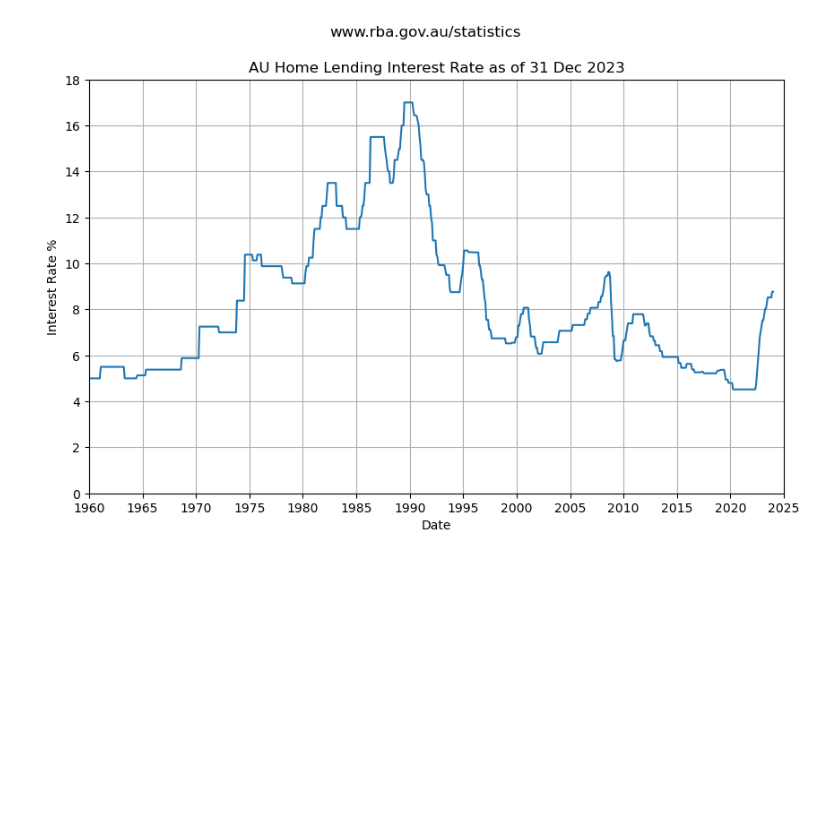
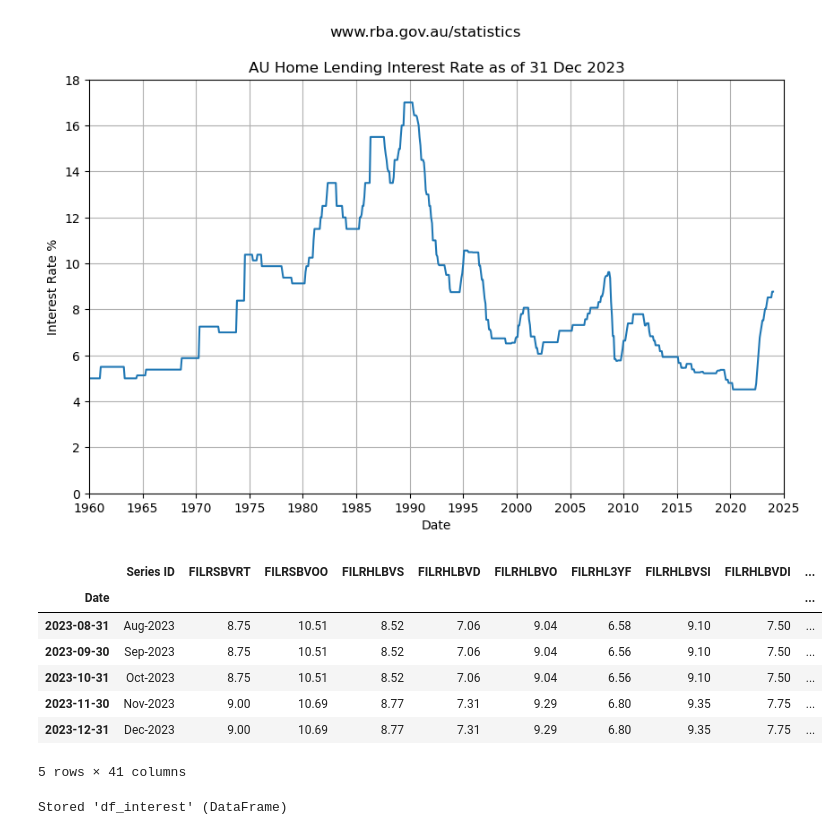
Before and after one commit to mikejonestechno/investment-analytics, a Jupyter notebook: notebooks/interest-rates.ipynb, the cells around one changed output. Saved outputs shown, nothing was run; the diff lists cells and outputs as text; code cells hidden in the pictures; blank space fills up the shorter version.

```diff
--- a/notebooks/interest-rates.ipynb
+++ b/notebooks/interest-rates.ipynb
@@ -23,5 +23,5 @@ max_age_days = publish_date_days_ago
 # First 10 rows are descriptive header rows
 skip_rows = 10
 
-df = load_data(csv_url, local_file, max_age_days, skip_rows)
+df_interest = load_data(csv_url, local_file, max_age_days, skip_rows)
 # %% [output]
@@ -48,0 +30,9 @@ df.tail(6)
+# %%
+# Data Transformation
+df_interest.dropna(subset=['Series ID'], inplace=True)
+
+# Series ID dates are in the format 'Jan-1959' %b-%Y
+df_interest['Date'] = df_interest['Series ID'].apply(lambda d: pd.to_datetime(d, format='%b-%Y') + pd.offsets.MonthEnd(1))
+df_interest.set_index('Date', inplace=True)
+
+df_interest.tail(6)
@@ -82,3 +82,21 @@ plt.grid(True)
 plt.show()
 # %% [output]
 [figure]
+# %%
+# 4 quarters per year * 3 years = 12 quarters
+df_interest['3_yr_rolling'] = df_interest[chart_column].rolling(window=36, min_periods=12).mean()
+df_interest.tail()
+# %% [output]
+|  | Series ID | FILRSBVRT | FILRSBVOO | FILRHLBVS | FILRHLBVD | FILRHLBVO | FILRHL3YF | FILRHLBVSI | FILRHLBVDI | ... |
+| Date |  |  |  |  |  |  |  |  |  | ... |
+| 2023-08-31 | Aug-2023 | 8.75 | 10.51 | 8.52 | 7.06 | 9.04 | 6.58 | 9.10 | 7.50 | ... |
+| 2023-09-30 | Sep-2023 | 8.75 | 10.51 | 8.52 | 7.06 | 9.04 | 6.56 | 9.10 | 7.50 | ... |
+| 2023-10-31 | Oct-2023 | 8.75 | 10.51 | 8.52 | 7.06 | 9.04 | 6.56 | 9.10 | 7.50 | ... |
+| 2023-11-30 | Nov-2023 | 9.00 | 10.69 | 8.77 | 7.31 | 9.29 | 6.80 | 9.35 | 7.75 | ... |
+| 2023-12-31 | Dec-2023 | 9.00 | 10.69 | 8.77 | 7.31 | 9.29 | 6.80 | 9.35 | 7.75 | ... |
+5 rows × 41 columns
+# %%
+# Magic store dataframe to share with combo notebook
+%store df_interest
+# %% [output]
+Stored 'df_interest' (DataFrame)
```
Also changed, not shown: parts of 5 cells of this notebook, 3 other files.
